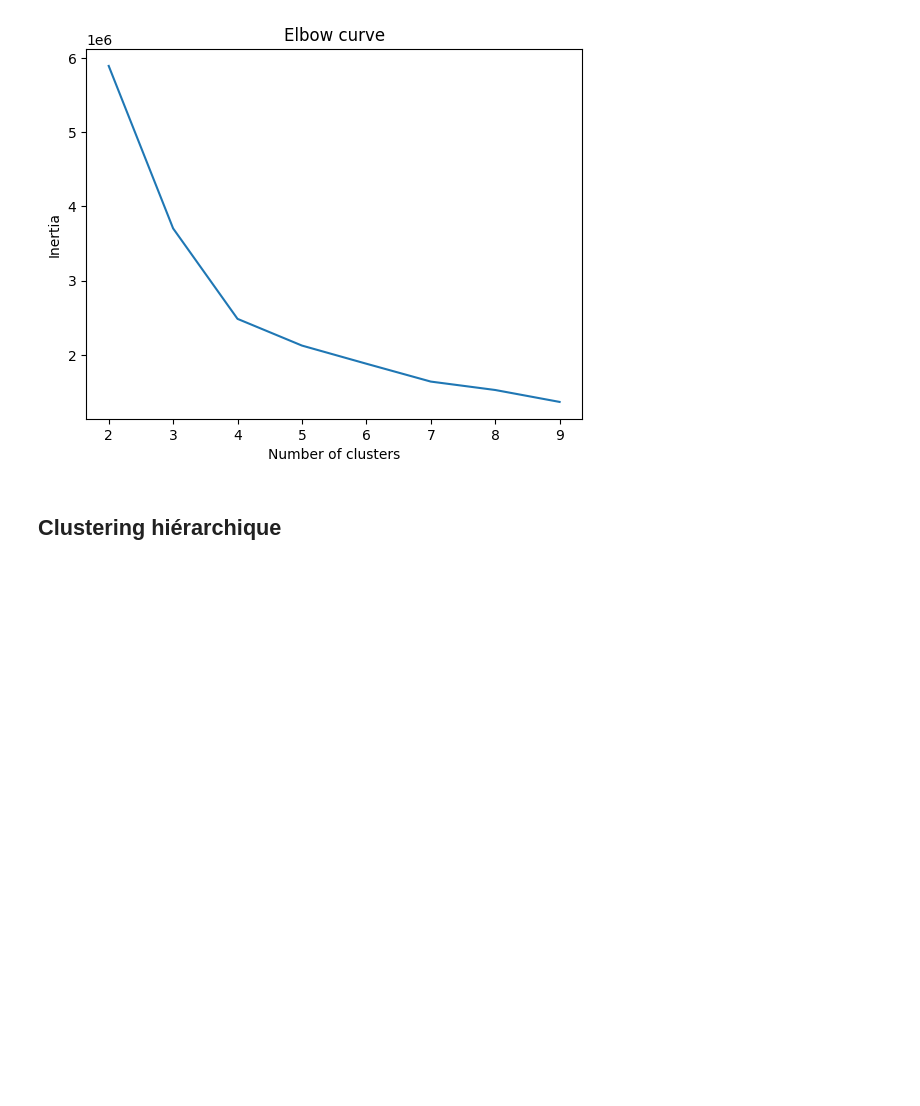
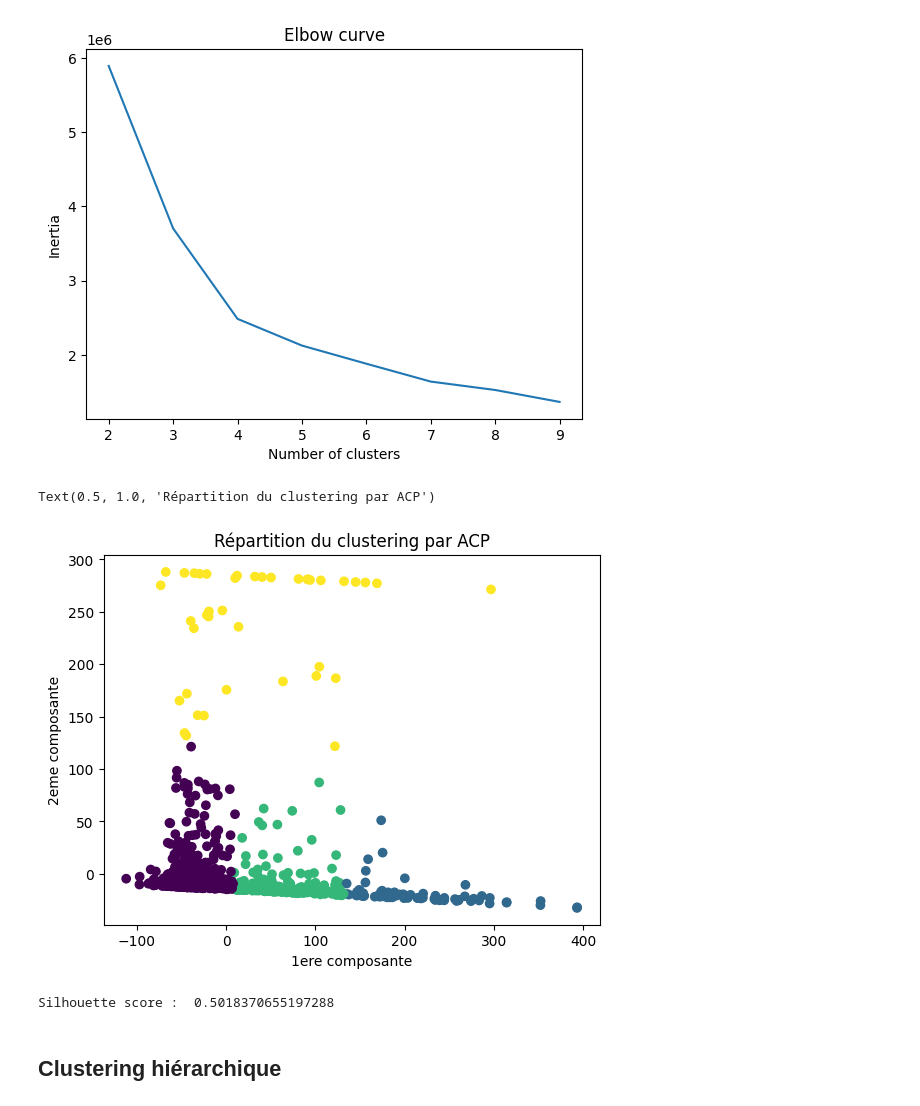
Before and after one commit to PlasmOwO/heart-attack, a Jupyter notebook: heartattackv1bis.ipynb, the cells around one changed output. Saved outputs shown, nothing was run; the diff lists cells and outputs as text; code cells hidden in the pictures; blank space fills up the shorter version.

```diff
--- a/heartattackv1bis.ipynb
+++ b/heartattackv1bis.ipynb
@@ -735,6 +735,22 @@ plt.title("Elbow curve")
 plt.show()
 # %% [output]
 [figure]
+# %%
+kmeans4 = KMeans(n_clusters = 4, random_state=47, n_init="auto").fit(data_clean_unlabeled)
+# %%
+data_clean_pca = pca.transform(data_clean_unlabeled)
+plt.scatter(data_clean_pca[:,0],data_clean_pca[:,1], c=kmeans4.labels_)
+plt.xlabel("1ere composante")
+plt.ylabel("2eme composante")
+plt.title("Répartition du clustering par ACP")
+# %% [output]
+Text(0.5, 1.0, 'Répartition du clustering par ACP')
+[figure, added]
+# %%
+#silhouette score
+print("Silhouette score : ",silhouette_score(data_clean_unlabeled,kmeans4.fit_predict(data_clean_unlabeled)))# Résultat correct
+# %% [output]
+Silhouette score :  0.5018370655197288
 # %% [markdown]
 ## Clustering hiérarchique
 # %% [markdown]
```
Also changed, not shown: parts of 8 cells of this notebook.
